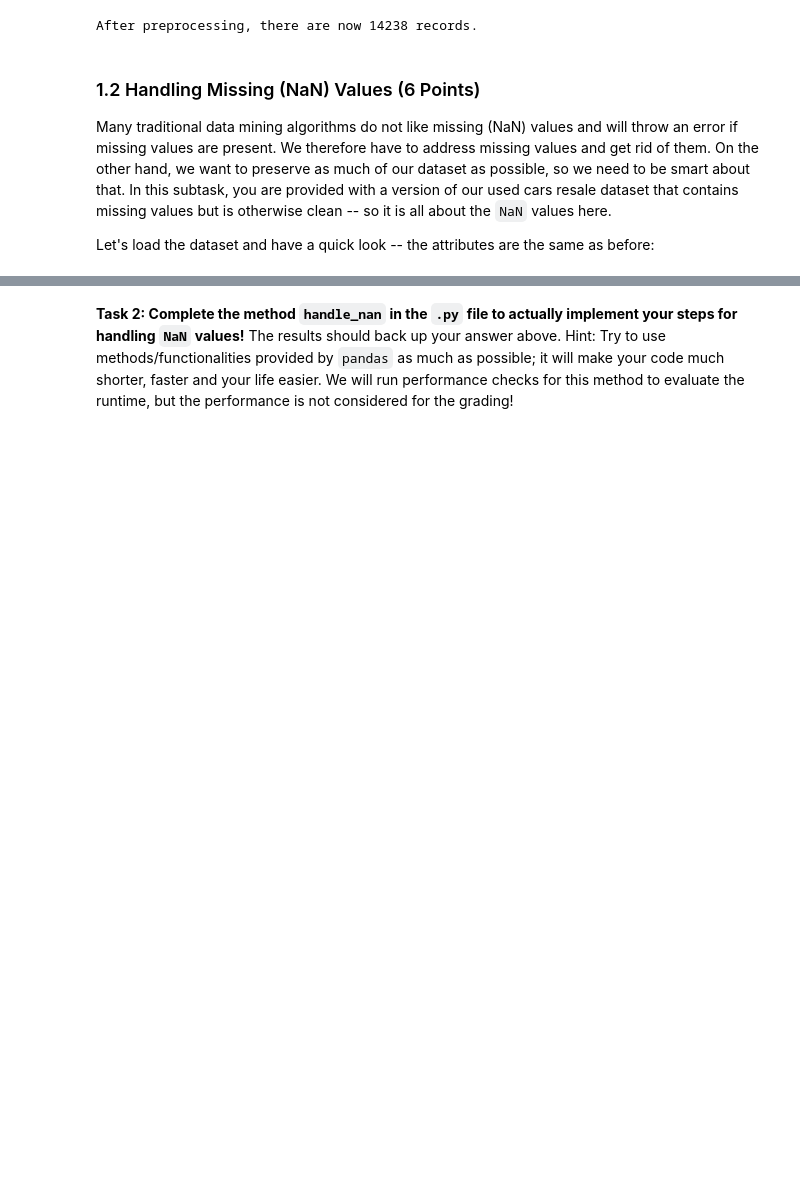
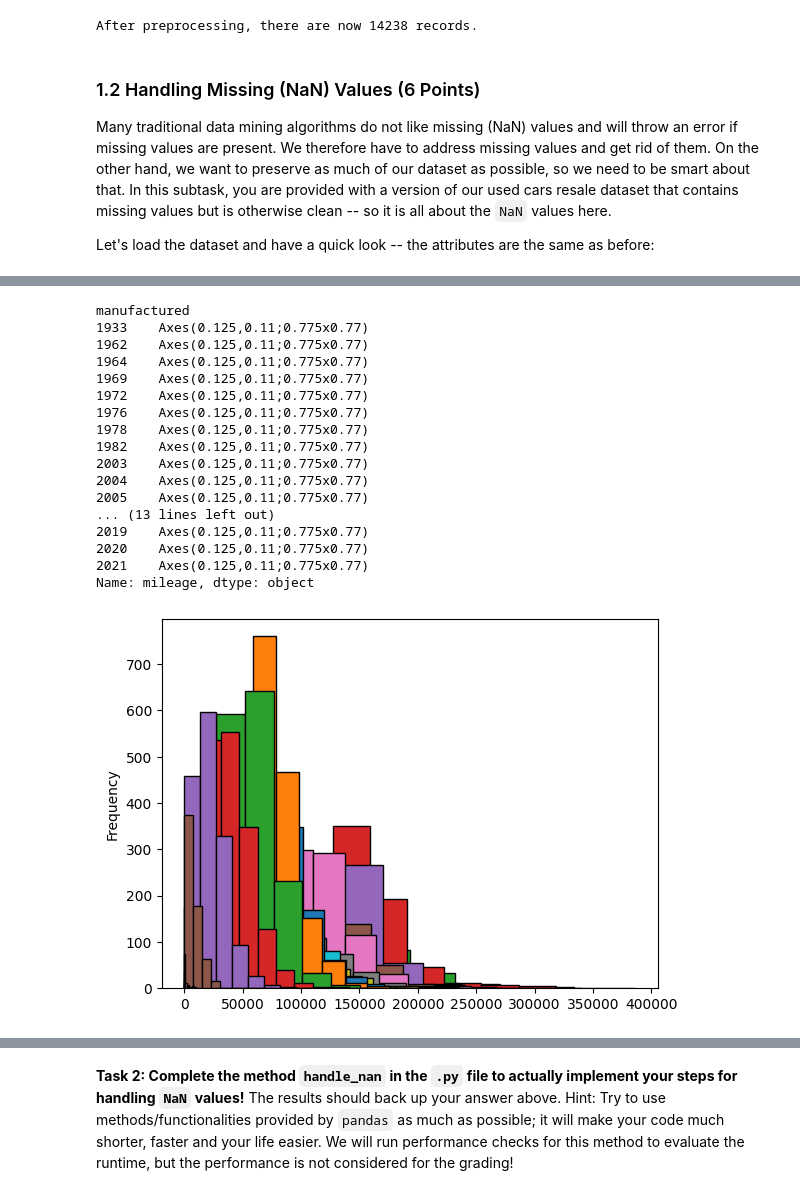
Before and after one commit to benhgm/cs5228_assignments, a Jupyter notebook: assignment1/cs5228_a1_HoGuanMengBenjamin_E1101568.ipynb, the cells around one changed output, grey strips where cells are left out. Saved outputs shown, nothing was run; the diff lists cells and outputs as text; code cells hidden in the pictures; blank space fills up the shorter version.

```diff
--- a/assignment1/cs5228_a1_HoGuanMengBenjamin_E1101568.ipynb
+++ b/assignment1/cs5228_a1_HoGuanMengBenjamin_E1101568.ipynb
@@ -287,0 +370,22 @@ Since your decision for handling `NaN` values might depend in the data mining ta
+# %%
+### plot mileage distribution
+df_cars_nan.groupby(["manufactured"])["mileage"].plot(kind="hist", edgecolor='black')
+# %% [output]
+manufactured
+1933    Axes(0.125,0.11;0.775x0.77)
+1962    Axes(0.125,0.11;0.775x0.77)
+1964    Axes(0.125,0.11;0.775x0.77)
+1969    Axes(0.125,0.11;0.775x0.77)
+1972    Axes(0.125,0.11;0.775x0.77)
+1976    Axes(0.125,0.11;0.775x0.77)
+1978    Axes(0.125,0.11;0.775x0.77)
+1982    Axes(0.125,0.11;0.775x0.77)
+2003    Axes(0.125,0.11;0.775x0.77)
+2004    Axes(0.125,0.11;0.775x0.77)
+2005    Axes(0.125,0.11;0.775x0.77)
+... (13 lines left out)
+2019    Axes(0.125,0.11;0.775x0.77)
+2020    Axes(0.125,0.11;0.775x0.77)
+2021    Axes(0.125,0.11;0.775x0.77)
+Name: mileage, dtype: object
+[figure, added]
```
Also changed, not shown: parts of 11 cells of this notebook, 1 other file.
